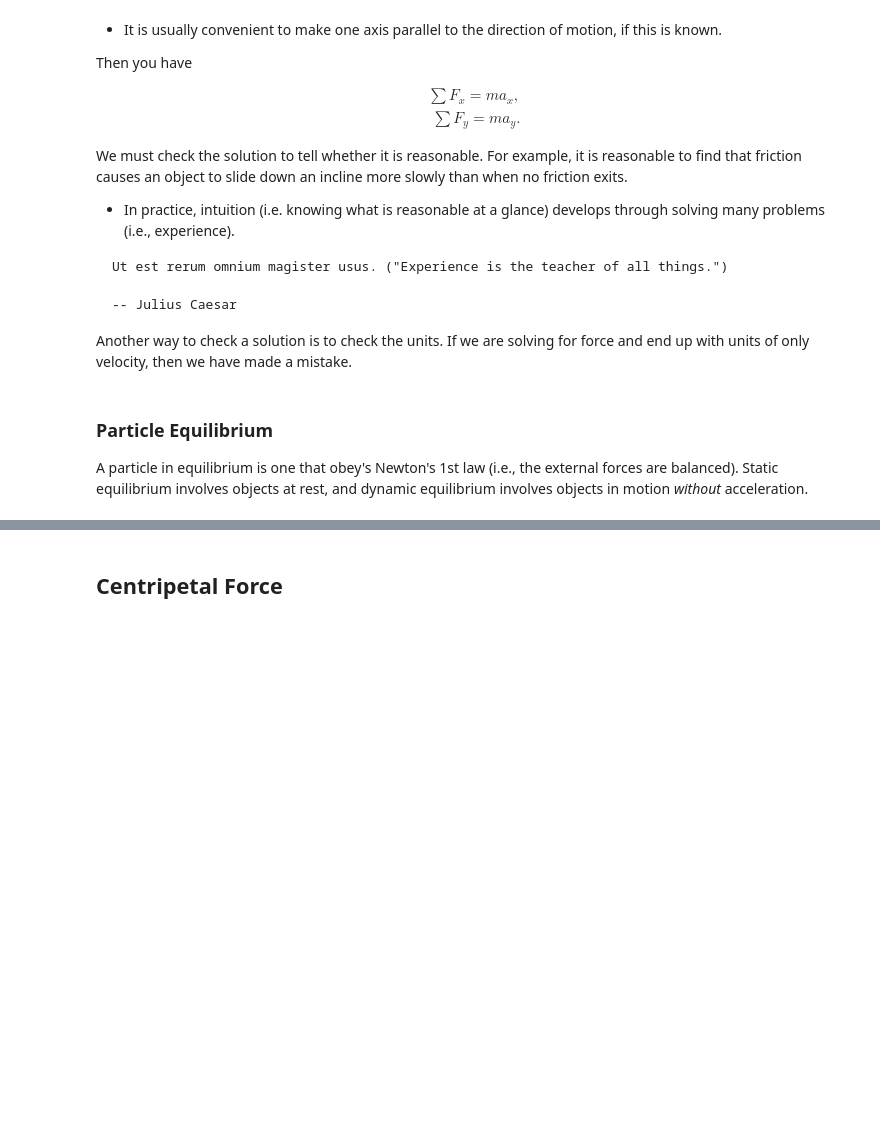
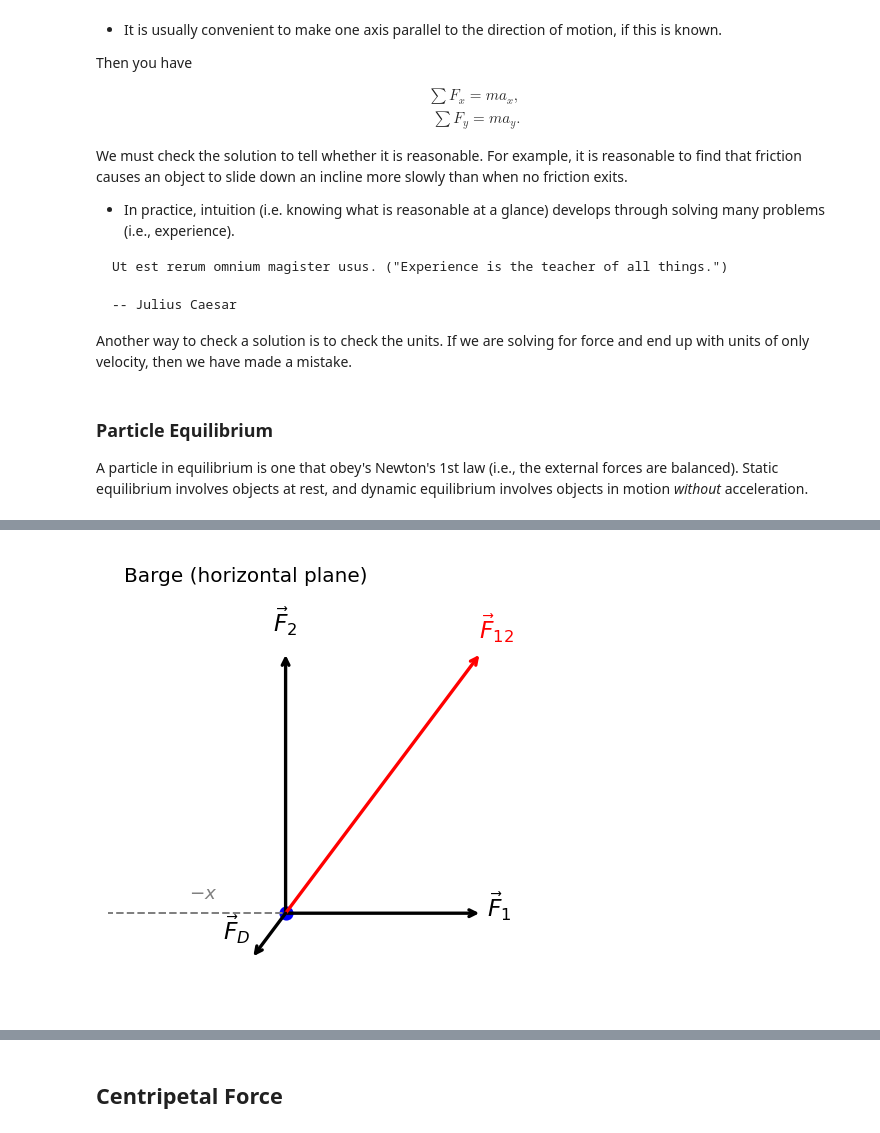
Before and after one commit to saturnaxis/IntroPhysics, a Jupyter notebook: docs/_sources/Chapter06/application-of-newtons-laws.ipynb, the cells around one changed output, grey strips where cells are left out. Cells and saved outputs as stored; diff of their text form; code cells hidden in the pictures; blank space fills up the shorter version.

```diff
--- a/docs/_sources/Chapter06/application-of-newtons-laws.ipynb
+++ b/docs/_sources/Chapter06/application-of-newtons-laws.ipynb
@@ -206,0 +314,79 @@ print(f"Net vertical force: {(T1y + T2y - w):.3g} N")
+# %%
+import numpy as np
+import matplotlib.pyplot as plt
+
+# -----------------------------
+# Global axis reference (Chapter 5 style)
+# -----------------------------
+theta = np.deg2rad(0.0)
+x_hat = np.array([np.cos(theta), np.sin(theta)])
+y_hat = np.array([-np.sin(theta), np.cos(theta)])
+
+# -----------------------------
+# draw_fbd helper (Chapter 5 style)
+# -----------------------------
+def draw_fbd(ax, forces, labels, note, colors=None, offsets=None, label_offsets=None):
+    ax.plot(0, 0, "b.", markersize=15)
+    if colors is None:
+        colors = ["black"] * len(forces)
+    if offsets is None:
+        offsets = [np.array([0.0, 0.0])] * len(forces)
+    if label_offsets is None:
+        label_offsets = [(6, 6)] * len(forces)
+    for F, lab, col, off, laboff in zip(forces, labels, colors, offsets, label_offsets):
+        Fx, Fy = F
+        ox, oy = off
+        ax.annotate("", xy=(Fx + ox, Fy + oy), xytext=(ox, oy), arrowprops=dict(arrowstyle="->", lw=2, color=col, shrinkA=0, shrinkB=0))
+        dx_pts, dy_pts = laboff
+        ax.annotate(lab, xy=(Fx + ox, Fy + oy), xytext=(dx_pts, dy_pts), textcoords="offset points", color=col, fontsize=14, ha="center", va="bottom")
+    mags = [np.hypot(F[0], F[1]) for F in forces]
+    R = 1.1 * max(mags + [1e-6])
+    ax.set_xlim(-0.5*R, R)
+    ax.set_ylim(-0.25*R, R)
+    ax.set_aspect("equal", adjustable="box")
+    ax.set_xticks([])
+    ax.set_yticks([])
+    for spine in ax.spines.values():
+        spine.set_visible(False)
+    ax.text(0.03, 0.98, note, transform=ax.transAxes, fontsize=12, va="top")
+    ax.plot([-1 * x_hat[0], 0], [-x_hat[1], 0], linestyle="--", color="gray", lw=1.2)
+    ax.text(-0.3 * x_hat[0], 0.04 * R, r"$-x$", color="gray", fontsize=11)
+
+# -----------------------------
+# Barge forces (scaled to show directions + relative magnitudes)
+# -----------------------------
+F1 = 2.7e5
+F2 = 3.6e5
+m  = 5.0e6
+a  = 7.5e-2
+
+F_app = np.sqrt(F1**2 + F2**2)
+F_D = F_app - m * a
+u_app = np.array([F1, F2]) / F_app
+ratio_drag = F_D / F_app
+
+F1_vec = np.array([F1, 0.0]) / F_app
+F2_vec = np.array([0.0, F2]) / F_app
+F12_vec = u_app
+FD_vec = -ratio_drag * u_app
+
+forces = [F1_vec, F2_vec, F12_vec, FD_vec]
+labels = [r"$\vec{F}_1$", r"$\vec{F}_2$", r"$\vec{F}_{12}$", r"$\vec{F}_D$"]
+colors = ["black", "black", "red", "black"]
+
+label_offsets = [
+    (12, -6),   # F1
+    (0, 10),    # F2
+    (10, 6),    # F12 (red)
+    (-10, 6),   # FD
+]
+offsets = [np.array([0.0, 0.0])] * len(forces)
+# -----------------------------
+# Plot
+# -----------------------------
+fig, ax = plt.subplots(1, 1, figsize=(5, 4), dpi=120)
+draw_fbd(ax, forces, labels, "Barge (horizontal plane)", colors=colors, offsets=offsets, label_offsets=label_offsets)
+plt.tight_layout()
+plt.show()
+# %% [output]
+[figure, added]
```
Also changed, not shown: parts of 25 cells of this notebook, 7 other files.
